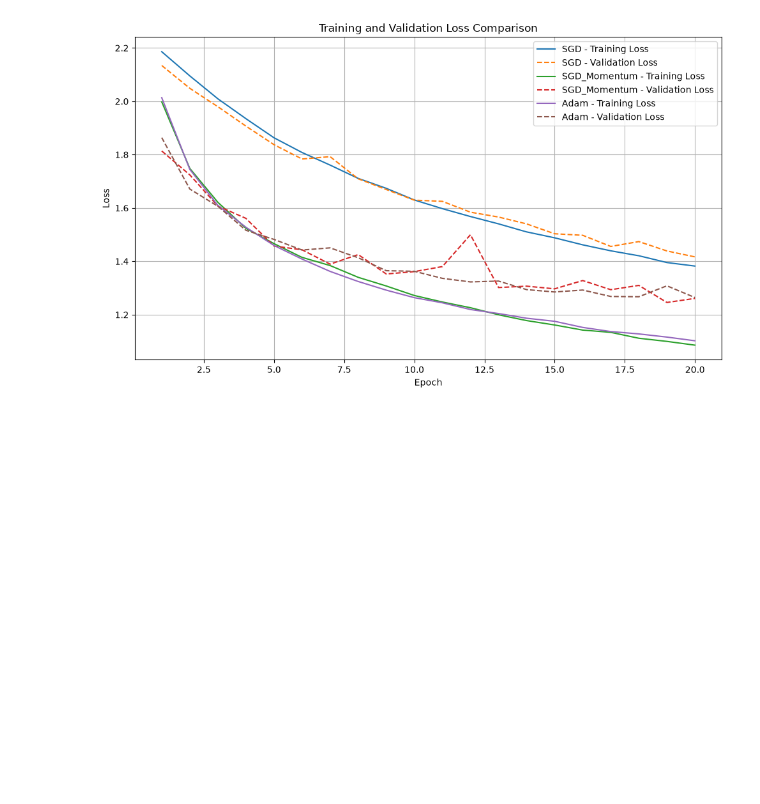
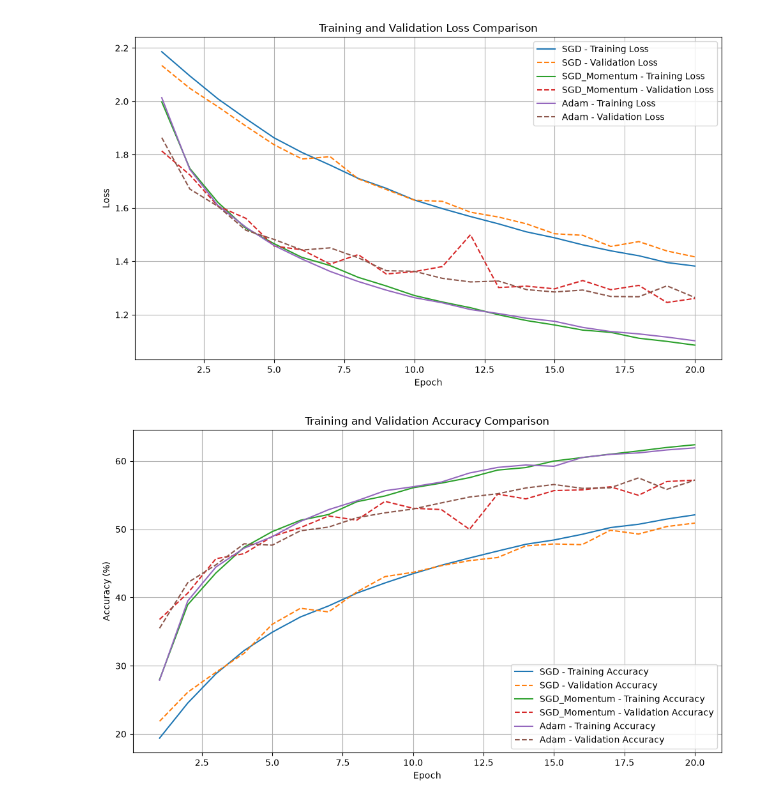
Before and after one commit to Nimindu04/EN3150_Animal_Classification_CNN, a Jupyter notebook: Model_B/01_dataset_preparation.ipynb, the cells around one changed output. Saved outputs shown, nothing was run; the diff lists cells and outputs as text; code cells hidden in the pictures; blank space fills up the shorter version.

```diff
--- a/Model_B/01_dataset_preparation.ipynb
+++ b/Model_B/01_dataset_preparation.ipynb
@@ -1241,3 +1242,35 @@ plt.tight_layout()
 plt.show()
 # %% [output]
 [figure]
+# %%
+# Step 40: Plot training and validation accuracy
+
+import matplotlib.pyplot as plt
+
+plt.figure(figsize=(10, 6))
+
+for name in experiments:
+    epochs = range(1, NUM_EPOCHS + 1)
+
+    plt.plot(
+        epochs,
+        [acc * 100 for acc in history[name]["train_accuracy"]],
+        label=f"{name} - Training Accuracy"
+    )
+
+    plt.plot(
+        epochs,
+        [acc * 100 for acc in history[name]["val_accuracy"]],
+        linestyle="--",
+        label=f"{name} - Validation Accuracy"
+    )
+
+plt.xlabel("Epoch")
+plt.ylabel("Accuracy (%)")
+plt.title("Training and Validation Accuracy Comparison")
+plt.legend()
+plt.grid(True)
+plt.tight_layout()
+plt.show()
+# %% [output]
+[figure, added]
```
Also changed, not shown: parts of 12 cells of this notebook.
